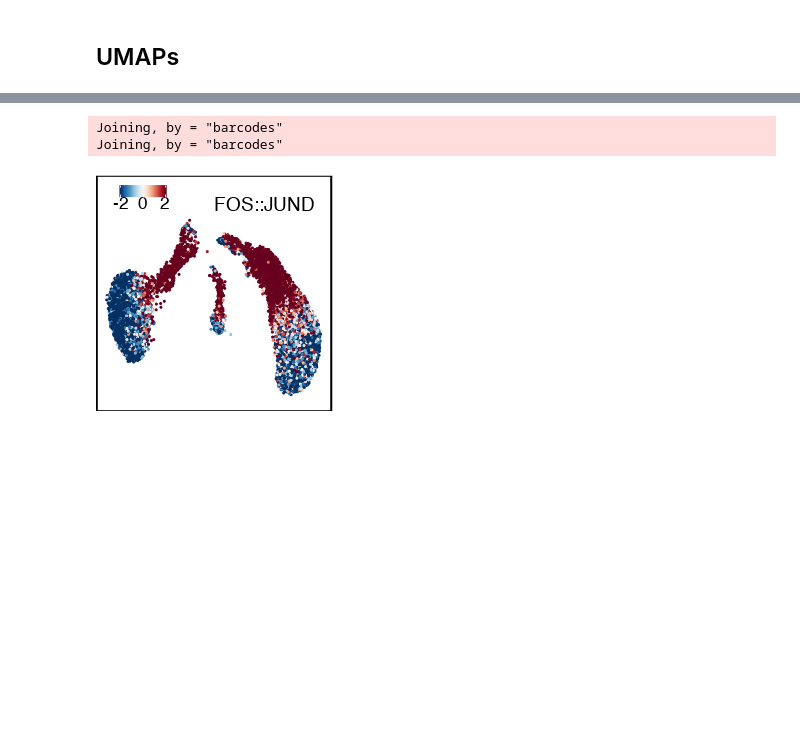
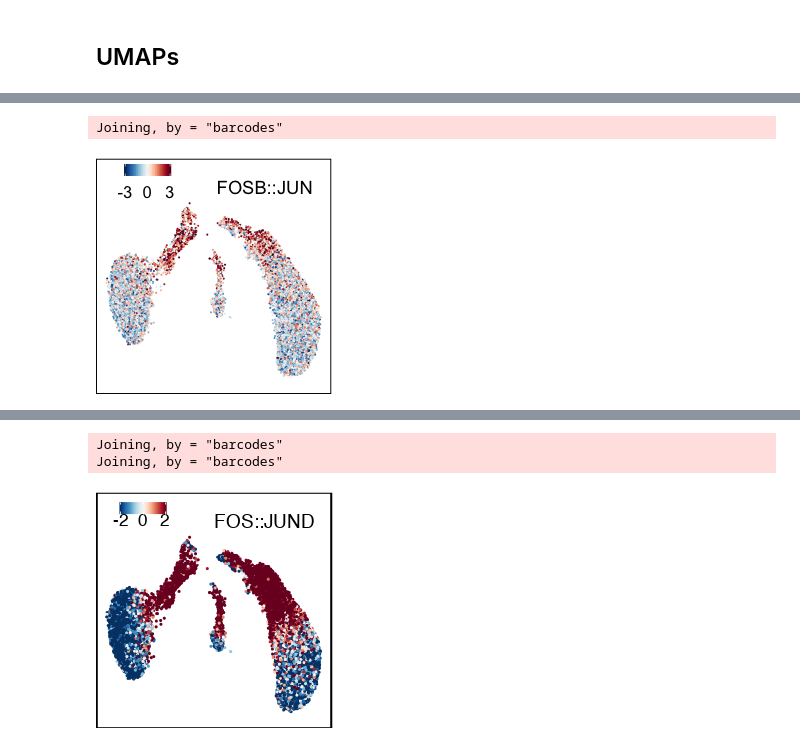
Before and after one commit to biomystery/islet_figs_motifs, a Jupyter notebook: chromVar/sub_vs_sub_plot.ipynb, the cells around one changed output, grey strips where cells are left out. Cells and saved outputs as stored; diff of their text form; code cells hidden in the pictures; blank space fills up the shorter version.

```diff
--- a/chromVar/sub_vs_sub_plot.ipynb
+++ b/chromVar/sub_vs_sub_plot.ipynb
@@ -82,4 +90,9 @@ input.chromVar.jaspar.z.agg%>%head(1)
 | MA0004.1 | Arnt | Islet1fresh_AGACACCTAAGAGGCAAAGGA... | -1.566904 | -5.102393 | 1.38682 | alpha_2 | alpha | 2 | ... |
+# %%
+plot.umap.motif("FOSB::JUN",c(-3,0,3))
+# %% [output]
+Joining, by = "barcodes"
+[figure, added]
 # %%
 options(repr.plot.width = 2, repr.plot.height = 2)
 saveUmap <- function(p, m, prefix) {
```
Also changed, not shown: parts of 5 cells of this notebook, 3 other files.
